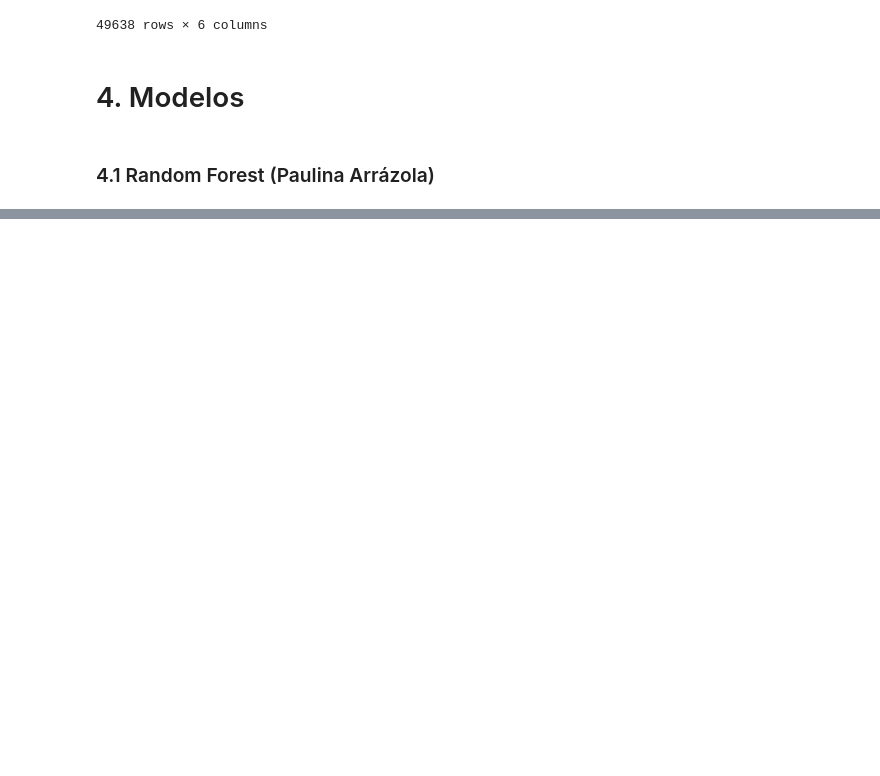
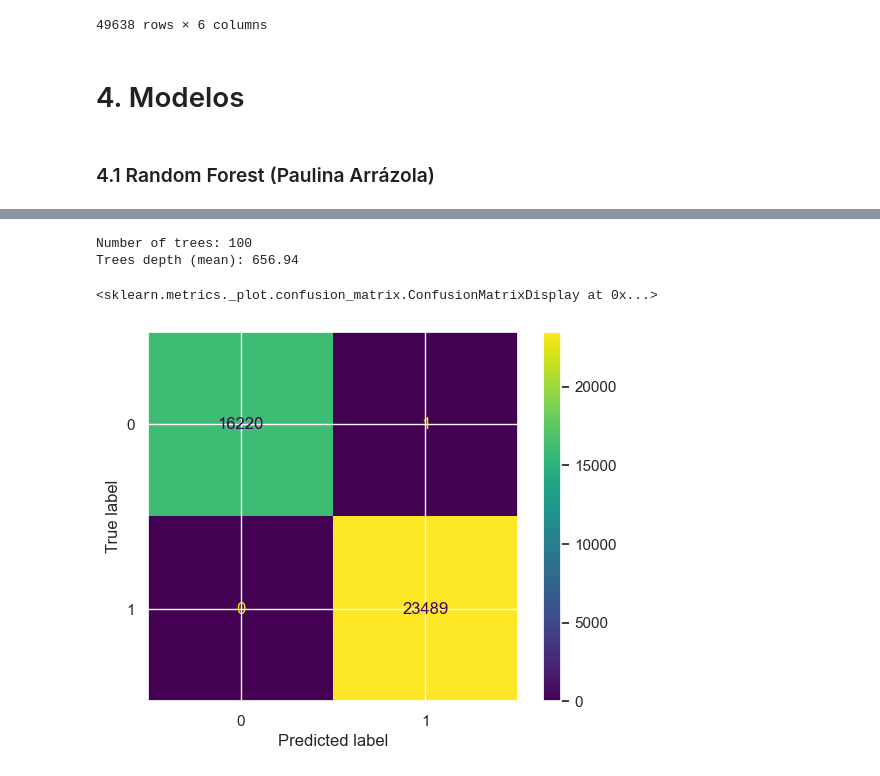
Before and after one commit to Paulina-A-V/Proyecto-1-BI, a Jupyter notebook: classification.ipynb, the cells around one changed output, grey strips where cells are left out. Drawn from its saved outputs; the diff is of its cells as text; code cells hidden in the pictures; blank space fills up the shorter version.

```diff
--- a/classification.ipynb
+++ b/classification.ipynb
@@ -341,0 +356,18 @@ X_train, X_test, y_train, y_test = train_test_split(data["Descripcion"], data["L
+# %%
+import numpy as np
+
+
+tfidf_estimators = tfidf_model.estimators_
+print('Number of trees:', len(tfidf_estimators))
+print('Trees depth (mean):', np.mean([tree.get_depth() for tree in tfidf_estimators]))
+# %% [output]
+Number of trees: 100
+Trees depth (mean): 656.94
+# %%
+y_train_predict = tfidf_model.predict(X_tfidf)
+y_test_predict = tfidf_model.predict(tf_idf.transform(X_test))
+# %%
+ConfusionMatrixDisplay.from_predictions(y_train, y_train_predict)
+# %% [output]
+<sklearn.metrics._plot.confusion_matrix.ConfusionMatrixDisplay at 0x...>
+[figure, added]
```
Also changed, not shown: parts of 13 cells of this notebook.
